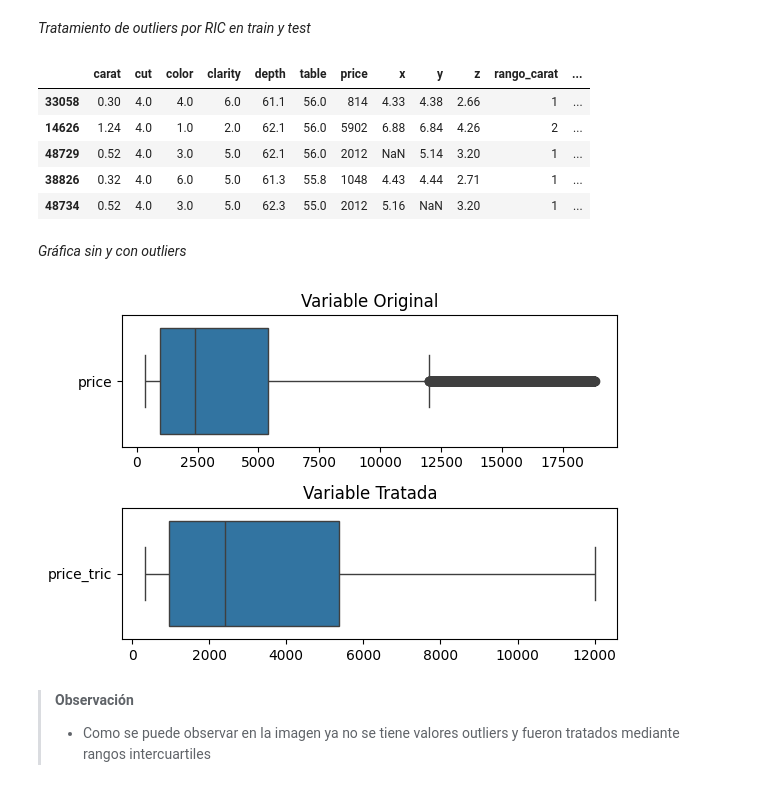
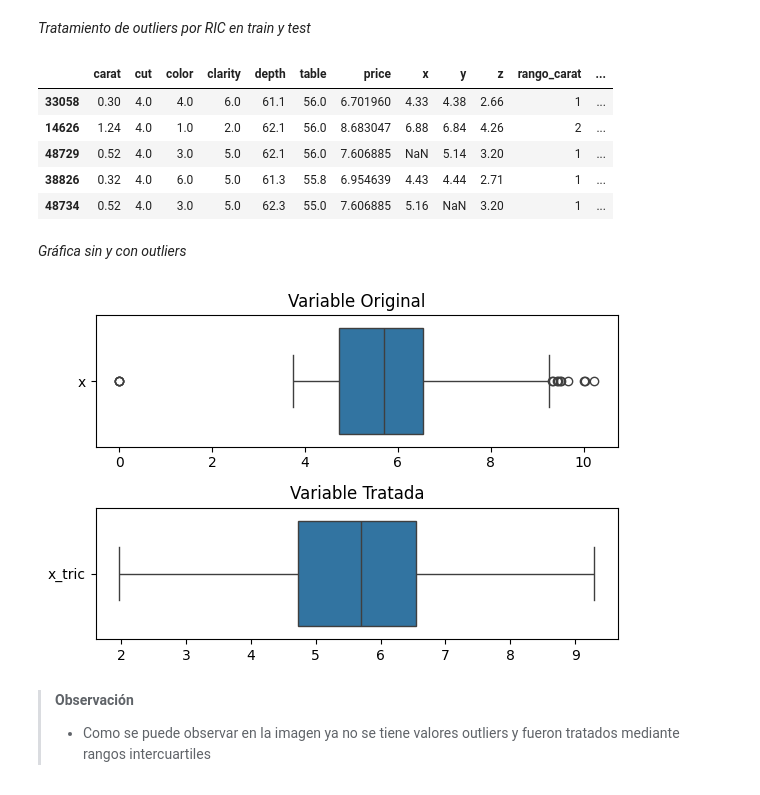
Before and after one commit to linerlander/Proyecto-Prediccion-Diamante, a Jupyter notebook: proyecto_final.ipynb, the cells around one changed output. Cells and saved outputs as stored; diff of their text form; code cells hidden in the pictures.

```diff
--- a/proyecto_final.ipynb
+++ b/proyecto_final.ipynb
@@ -212,6 +212,8 @@ plt.savefig("dist_price.png")
 plt.show();
 # %% [output]
 [figure]
+# %%
+df_encoder['price'] = np.log(df_encoder['price'])
 # %% [markdown]
 >-**Observación**
 >- La variable `precio` tiene naturaleza que se ajusta a un comportamiento de distribución `lognormal`, por ello, trabajaremos con el valor logarítmico del precio para nuestras correlaciones.
@@ -580,5 +590,5 @@ univariate.to_csv('Proyecto_diamantes/results/univariate_assesment.csv', index =
 # %%
-preselection = univariate.loc[(univariate['abs_corr'] >= 0.12) & (univariate['missing_rate'] <= 0.8)]
+preselection = univariate.loc[(univariate['abs_corr'] >= 0.14) & (univariate['missing_rate'] <= 0.8)]
 print(f"{len(preselection)} variables de {len(univariate)} pasan el proceso de pre-selección")
 # %% [output]
 9 variables de 11 pasan el proceso de pre-selección
@@ -674,31 +685,31 @@ for col in preselection.feature.tolist():
 train.head()
 # %% [output]
 |  | carat | cut | color | clarity | depth | table | price | x | y | z | rango_carat | ... |
-| 33058 | 0.30 | 4.0 | 4.0 | 6.0 | 61.1 | 56.0 | 814 | 4.33 | 4.38 | 2.66 | 1 | ... |
-| 14626 | 1.24 | 4.0 | 1.0 | 2.0 | 62.1 | 56.0 | 5902 | 6.88 | 6.84 | 4.26 | 2 | ... |
-| 48729 | 0.52 | 4.0 | 3.0 | 5.0 | 62.1 | 56.0 | 2012 | NaN | 5.14 | 3.20 | 1 | ... |
-| 38826 | 0.32 | 4.0 | 6.0 | 5.0 | 61.3 | 55.8 | 1048 | 4.43 | 4.44 | 2.71 | 1 | ... |
-| 48734 | 0.52 | 4.0 | 3.0 | 5.0 | 62.3 | 55.0 | 2012 | 5.16 | NaN | 3.20 | 1 | ... |
+| 33058 | 0.30 | 4.0 | 4.0 | 6.0 | 61.1 | 56.0 | 6.701960 | 4.33 | 4.38 | 2.66 | 1 | ... |
+| 14626 | 1.24 | 4.0 | 1.0 | 2.0 | 62.1 | 56.0 | 8.683047 | 6.88 | 6.84 | 4.26 | 2 | ... |
+| 48729 | 0.52 | 4.0 | 3.0 | 5.0 | 62.1 | 56.0 | 7.606885 | NaN | 5.14 | 3.20 | 1 | ... |
+| 38826 | 0.32 | 4.0 | 6.0 | 5.0 | 61.3 | 55.8 | 6.954639 | 4.43 | 4.44 | 2.71 | 1 | ... |
+| 48734 | 0.52 | 4.0 | 3.0 | 5.0 | 62.3 | 55.0 | 7.606885 | 5.16 | NaN | 3.20 | 1 | ... |
 # %% [markdown]
 *Gráfica sin y con outliers*
 # %%
 # Crear figura y subplots
 fig, axes = plt.subplots(2, 1, figsize=(6, 4))
 
 ax1 = axes[0]
-sns.boxplot(data=train[['price']], orient="h", ax=ax1)
+sns.boxplot(data=train[['x']], orient="h", ax=ax1)
 ax1.set_title('Variable Original')
 
 ax2 = axes[1]
-sns.boxplot(data=train[['price_tric']], orient="h", ax=ax2)
+sns.boxplot(data=train[['x_tric']], orient="h", ax=ax2)
 ax2.set_title('Variable Tratada')
 
 plt.tight_layout()
 
 
 plt.show()
 # %% [output]
-[figure, old version]
+[figure, new version]
 # %% [markdown]
 >**Observación**
 >- Como se puede observar en la imagen ya no se tiene valores outliers y fueron tratados mediante rangos intercuartiles
```
Also changed, not shown: parts of 68 cells of this notebook, 14 other files.
